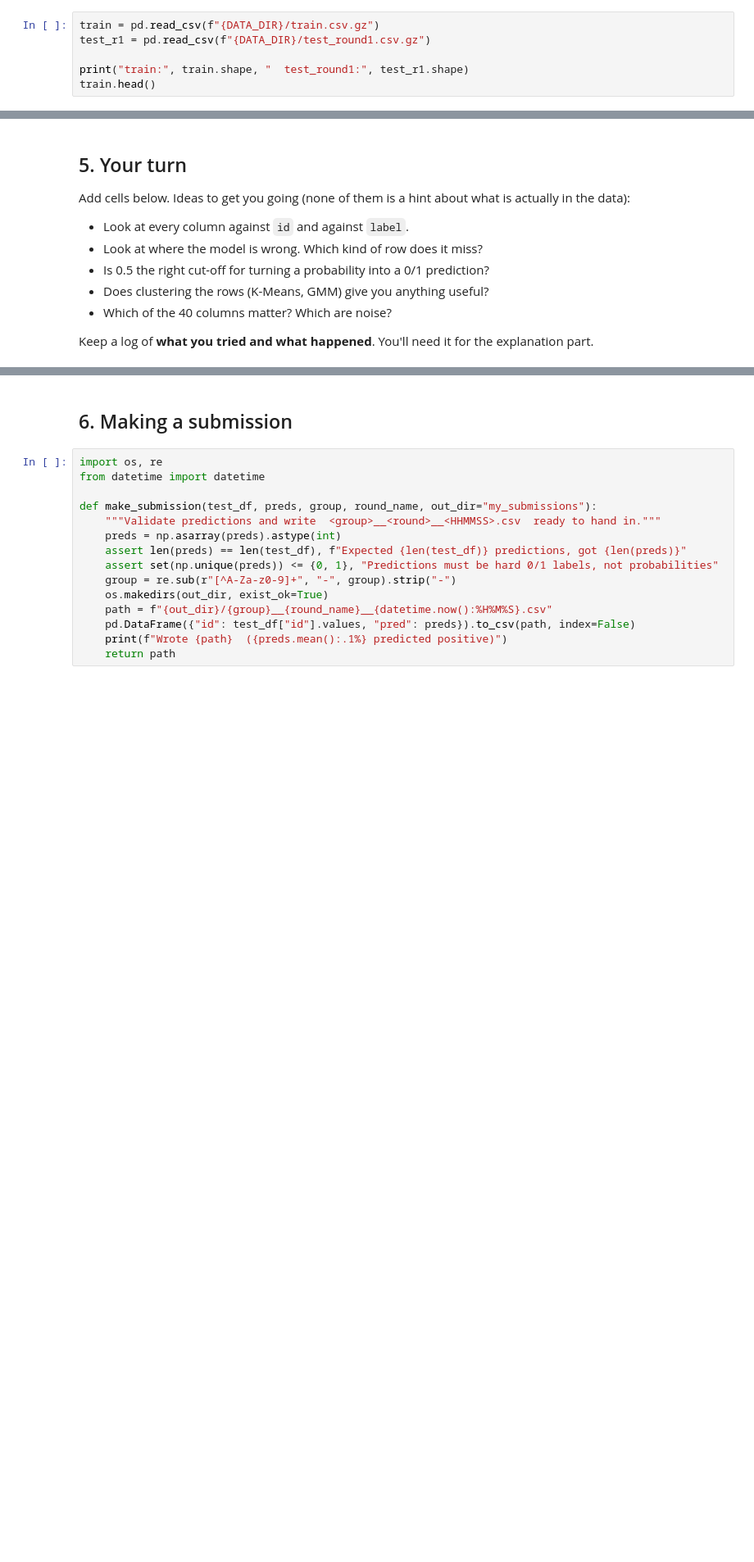
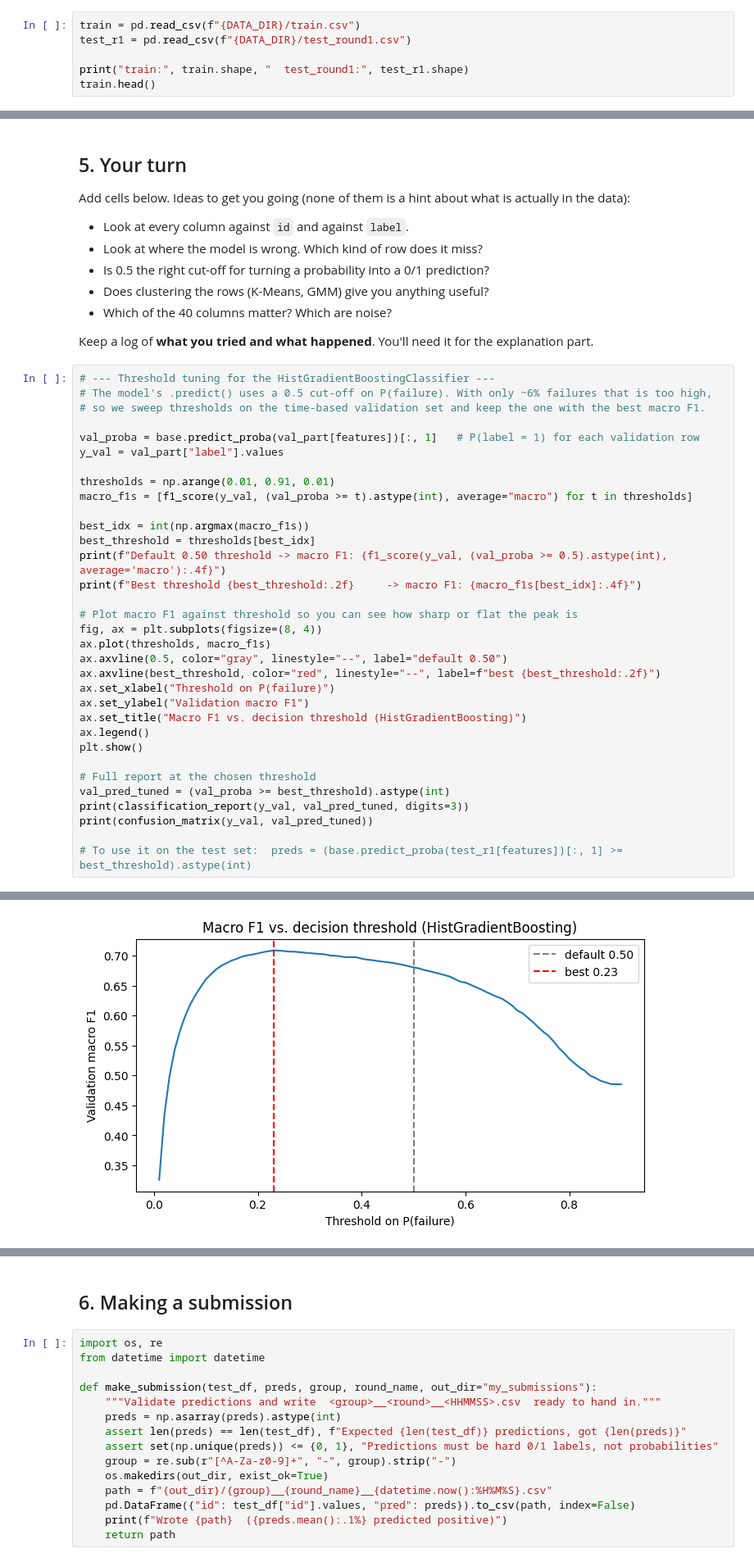
Before and after one commit to tkatz123/IST707-Notebooks, a Jupyter notebook: week11/week11_contest_starter.ipynb, the cells around one changed output, grey strips where cells are left out. Shown at 82% size. Drawn from its saved outputs; the diff is of its cells as text; blank space fills up the shorter version.

Commit message:
First round for week 11.

```diff
--- a/week11/week11_contest_starter.ipynb
+++ b/week11/week11_contest_starter.ipynb
@@ -53,8 +55,8 @@ DATA_DIR = "contest_data"     # <- folder containing the .csv.gz files (use "."
 # %% [markdown]
 ## 2. Load the data
 # %%
-train = pd.read_csv(f"{DATA_DIR}/train.csv.gz")
-test_r1 = pd.read_csv(f"{DATA_DIR}/test_round1.csv.gz")
+train = pd.read_csv(f"{DATA_DIR}/train.csv")
+test_r1 = pd.read_csv(f"{DATA_DIR}/test_round1.csv")
 
 print("train:", train.shape, "  test_round1:", test_r1.shape)
 train.head()
@@ -106,3 +161,37 @@ Add cells below. Ideas to get you going (none of them is a hint about what is ac
 - Which of the 40 columns matter? Which are noise?
 
 Keep a log of **what you tried and what happened**. You'll need it for the explanation part.
+# %%
+# --- Threshold tuning for the HistGradientBoostingClassifier ---
+# The model's .predict() uses a 0.5 cut-off on P(failure). With only ~6% failures that is too high,
+# so we sweep thresholds on the time-based validation set and keep the one with the best macro F1.
+
+val_proba = base.predict_proba(val_part[features])[:, 1]   # P(label = 1) for each validation row
+y_val = val_part["label"].values
+
+thresholds = np.arange(0.01, 0.91, 0.01)
+macro_f1s = [f1_score(y_val, (val_proba >= t).astype(int), average="macro") for t in thresholds]
+
+best_idx = int(np.argmax(macro_f1s))
+best_threshold = thresholds[best_idx]
+print(f"Default 0.50 threshold -> macro F1: {f1_score(y_val, (val_proba >= 0.5).astype(int), average='macro'):.4f}")
+print(f"Best threshold {best_threshold:.2f}     -> macro F1: {macro_f1s[best_idx]:.4f}")
+
+# Plot macro F1 against threshold so you can see how sharp or flat the peak is
+fig, ax = plt.subplots(figsize=(8, 4))
+ax.plot(thresholds, macro_f1s)
+ax.axvline(0.5, color="gray", linestyle="--", label="default 0.50")
+ax.axvline(best_threshold, color="red", linestyle="--", label=f"best {best_threshold:.2f}")
+ax.set_xlabel("Threshold on P(failure)")
+ax.set_ylabel("Validation macro F1")
+ax.set_title("Macro F1 vs. decision threshold (HistGradientBoosting)")
+ax.legend()
+plt.show()
+
+# Full report at the chosen threshold
+val_pred_tuned = (val_proba >= best_threshold).astype(int)
+print(classification_report(y_val, val_pred_tuned, digits=3))
+print(confusion_matrix(y_val, val_pred_tuned))
+
+# To use it on the test set:  preds = (base.predict_proba(test_r1[features])[:, 1] >= best_threshold).astype(int)
+# %% [output]
@@ -108,0 +200 @@ Keep a log of **what you tried and what happened**. You'll need it for the expla
+[figure, added]
```
Also changed, not shown: parts of 10 cells of this notebook, 3 other files.
